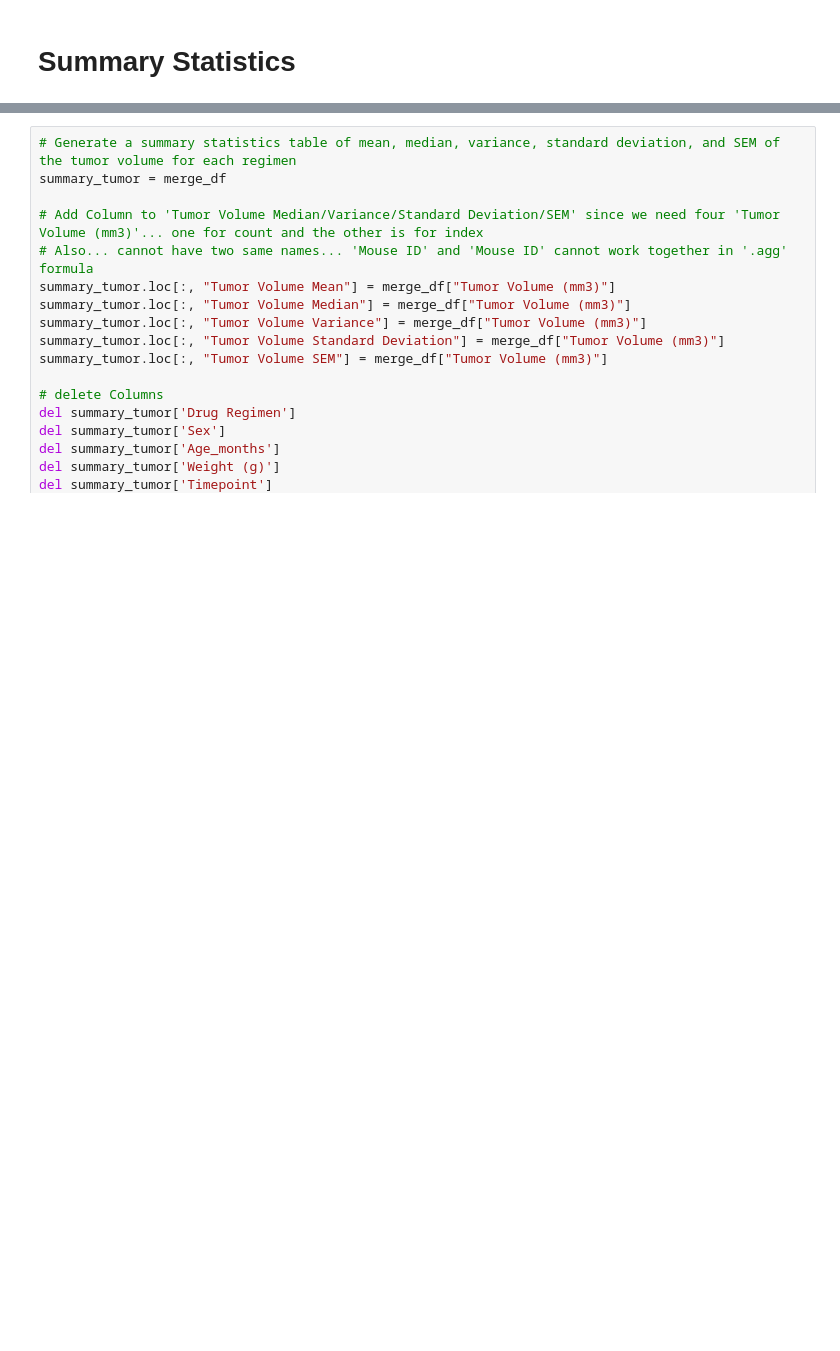
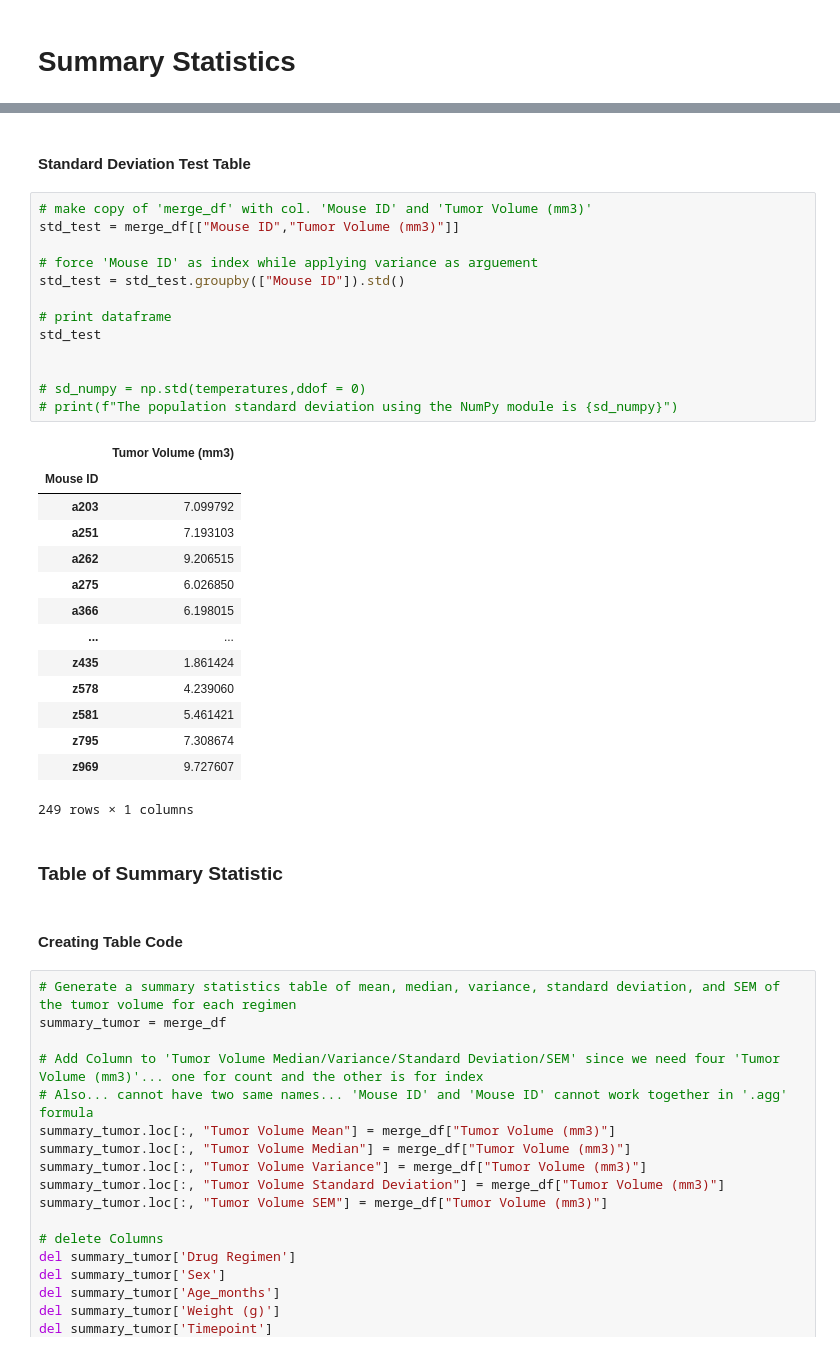
Before and after one commit to samuelroiz/Pymaceuticals_DA, a Jupyter notebook: Pymaceuticals_Code.ipynb, the cells around one changed output, grey strips where cells are left out. Saved outputs shown, nothing was run; the diff lists cells and outputs as text; blank space fills up the shorter version.

```diff
--- a/Pymaceuticals_Code.ipynb
+++ b/Pymaceuticals_Code.ipynb
@@ -198,3 +248,37 @@ There are 10 mice studies for 'Mouse ID': 'a203'
+# %% [markdown]
+#### Standard Deviation Test Table
+# %%
+# make copy of 'merge_df' with col. 'Mouse ID' and 'Tumor Volume (mm3)'
+std_test = merge_df[["Mouse ID","Tumor Volume (mm3)"]]
+
+# force 'Mouse ID' as index while applying variance as arguement
+std_test = std_test.groupby(["Mouse ID"]).std()
+
+# print dataframe
+std_test
+
+
+# sd_numpy = np.std(temperatures,ddof = 0)
+# print(f"The population standard deviation using the NumPy module is {sd_numpy}")
+# %% [output]
+|  | Tumor Volume (mm3) |
+| Mouse ID |  |
+| a203 | 7.099792 |
+| a251 | 7.193103 |
+| a262 | 9.206515 |
+| a275 | 6.026850 |
+| a366 | 6.198015 |
+| ... | ... |
+| z435 | 1.861424 |
+| z578 | 4.239060 |
+| z581 | 5.461421 |
+| z795 | 7.308674 |
+| z969 | 9.727607 |
+249 rows × 1 columns
+# %% [markdown]
+### Table of Summary Statistic
+# %% [markdown]
+#### Creating Table Code
 # %%
 # Generate a summary statistics table of mean, median, variance, standard deviation, and SEM of the tumor volume for each regimen
 summary_tumor = merge_df
```
Also changed, not shown: parts of 24 cells of this notebook.
